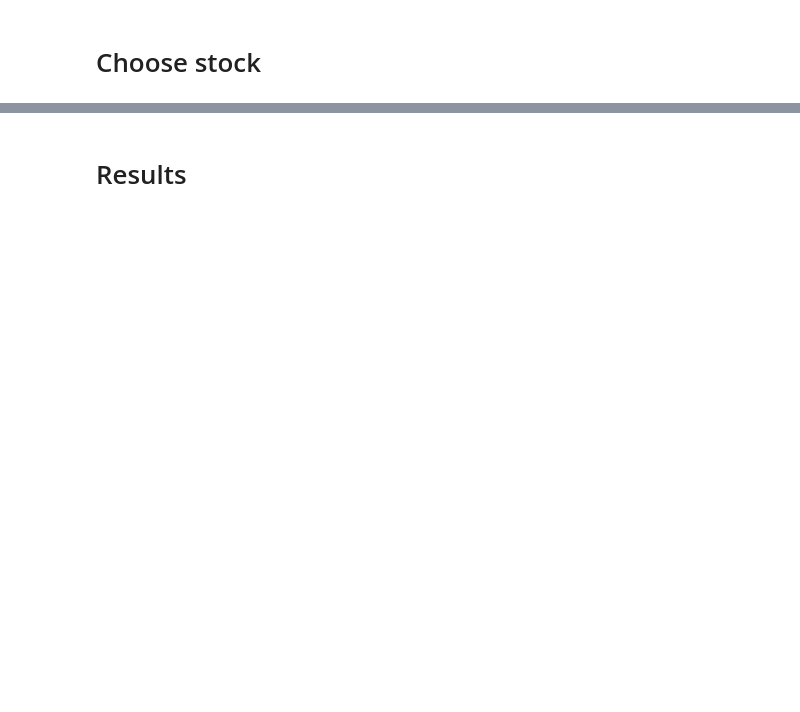
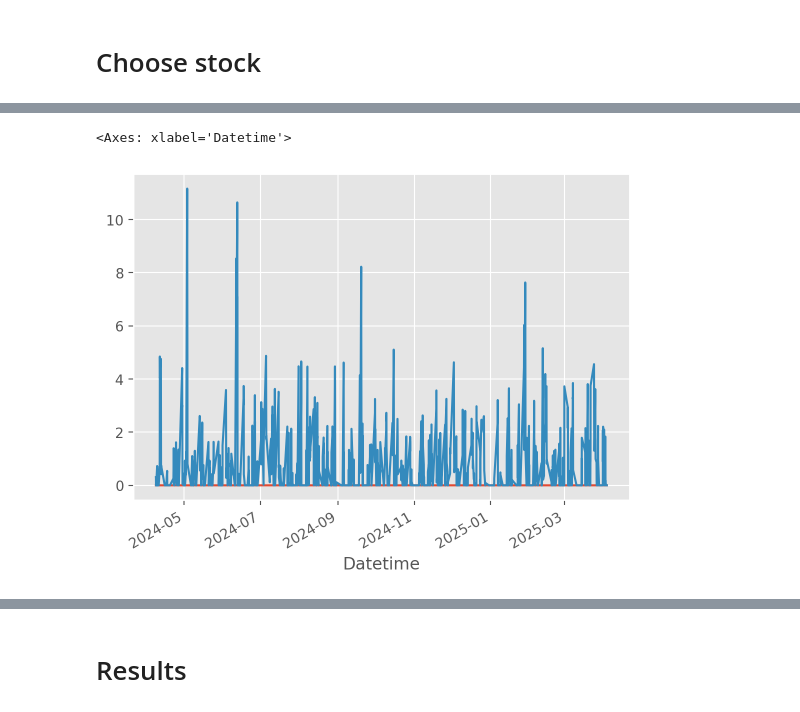
Before and after one commit to bkusuma/time-series-project, a Jupyter notebook: time-series-project.ipynb, the cells around one changed output, grey strips where cells are left out. Drawn from its saved outputs; the diff is of its cells as text; code cells hidden in the pictures; blank space fills up the shorter version.

```diff
--- a/time-series-project.ipynb
+++ b/time-series-project.ipynb
@@ -519,11 +343,11 @@ decomposition = seasonal_decompose(
 seasonals = decomposition.seasonal
 trends = decomposition.trend
 
-no_seasonal_trend = timeseries - trends - seasonals
+no_seasonal_trend = timeseries - trends
 
 timeseries_cleaned = no_seasonal_trend.clip(lower=0)
 
-timeseries_cleaned.plot()
+# timeseries_cleaned.plot()
 # yf_dl.plot(y="Close")
 # yf_dl.plot(y="Close_no_seasonal_trend")
 # decomposition
@@ -684,0 +601,8 @@ plt.show()
+# %%
+automatic.fit(train)
+# pm_test_pred, confs = automatic.predict(n_periods=len(test), return_conf_int=True)
+automatic.predict_in_sample().plot()
+train.plot()
+# %% [output]
+<Axes: xlabel='Datetime'>
+[figure, added]
```
Also changed, not shown: parts of 23 cells of this notebook.
